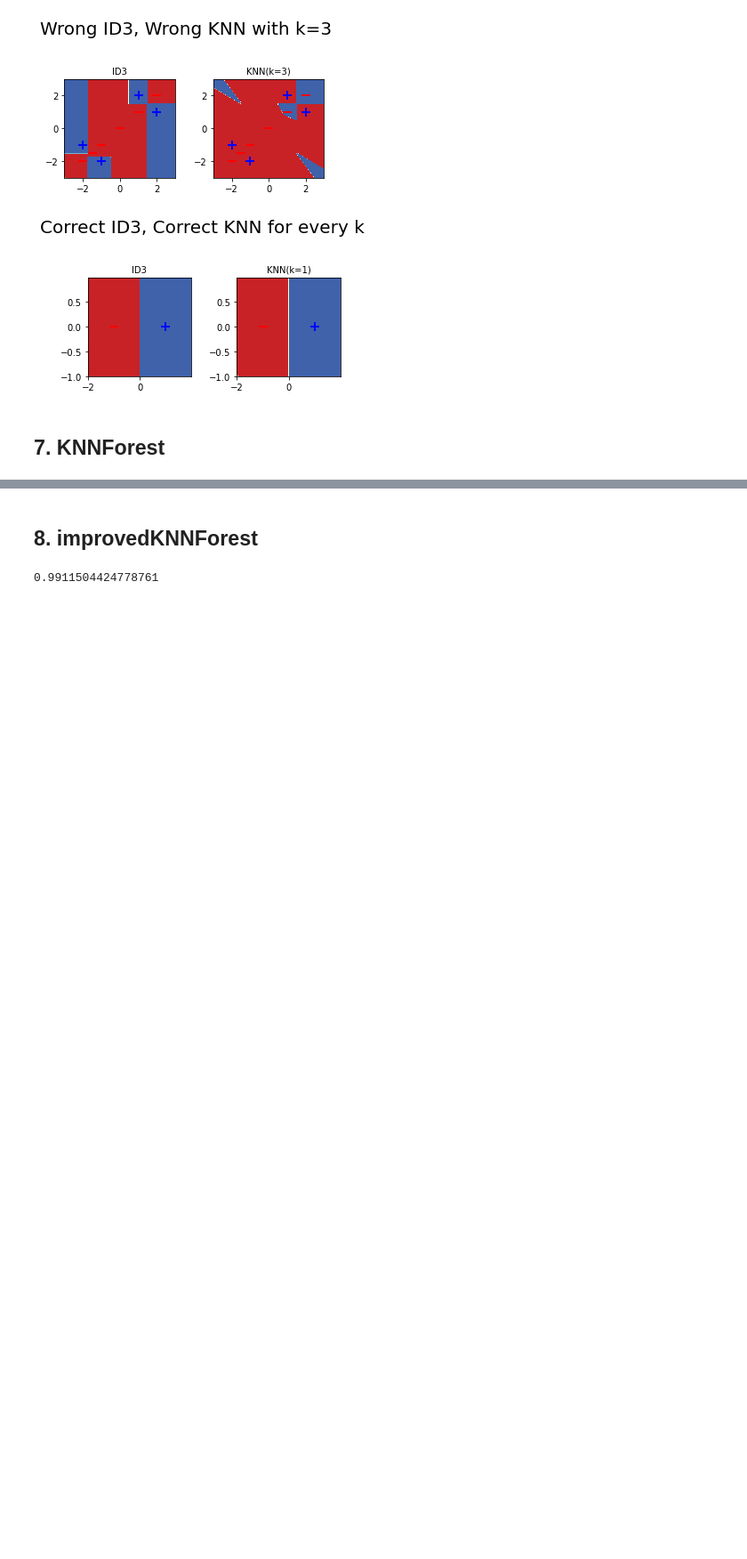
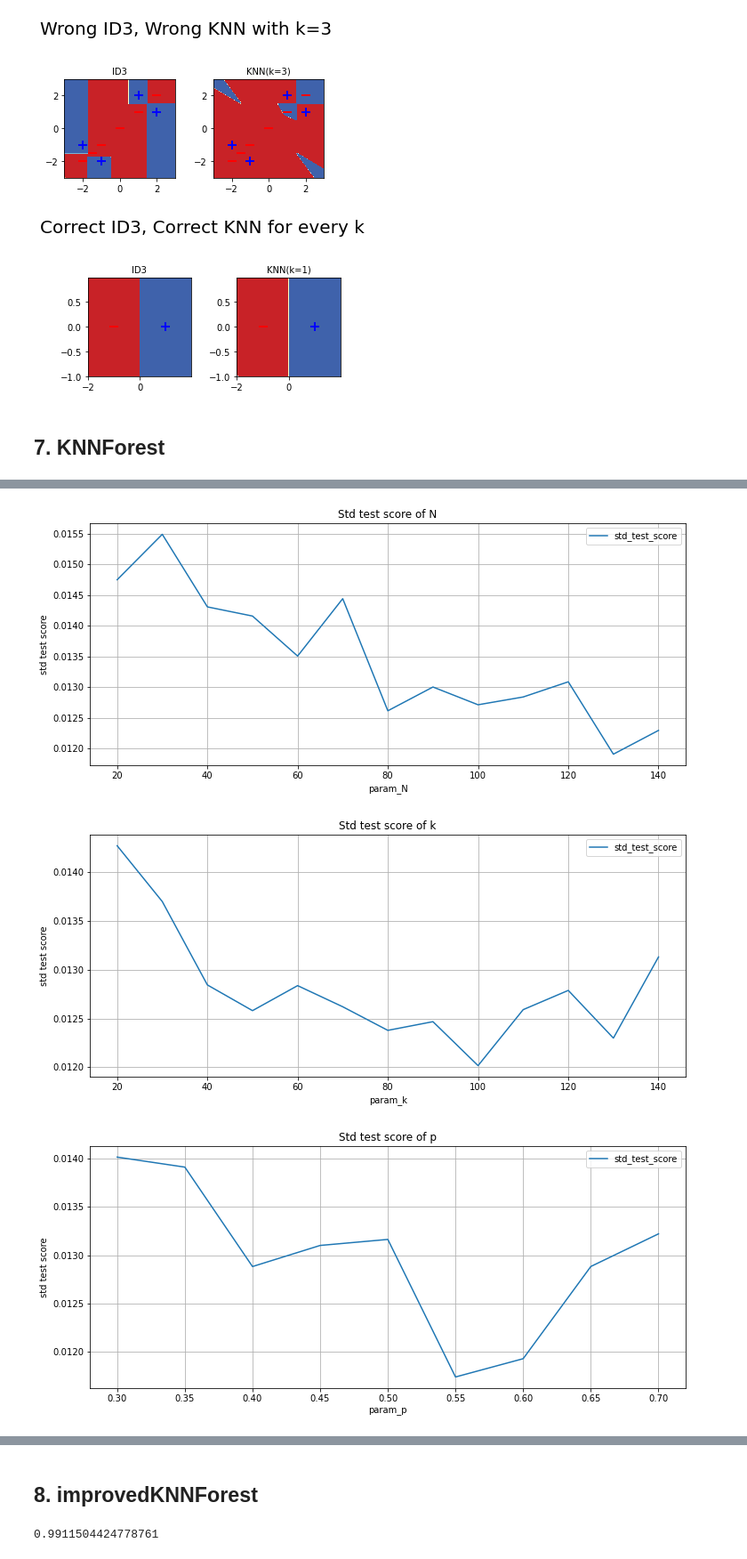
Before and after one commit to Ofir-Shechtman/CS236501_AI_hw3, a Jupyter notebook: report.ipynb, the cells around one changed output, grey strips where cells are left out. Shown: that part at 89% size. Cells and saved outputs as stored; diff of their text form; code cells hidden in the pictures; blank space fills up the shorter version.

```diff
--- a/report.ipynb
+++ b/report.ipynb
@@ -140,0 +151,7 @@ printmd(f'**test score** = {test_score}')
+# %%
+for p in ['N', 'k', 'p', 'M']:
+    utils.plot_grid_search(knn_forest_results, 'std', p, grid=True)
+# %% [output]
+[figure, added]
+[figure, added]
+[figure, added]
```
Also changed, not shown: parts of 17 cells of this notebook, 8 other files.
